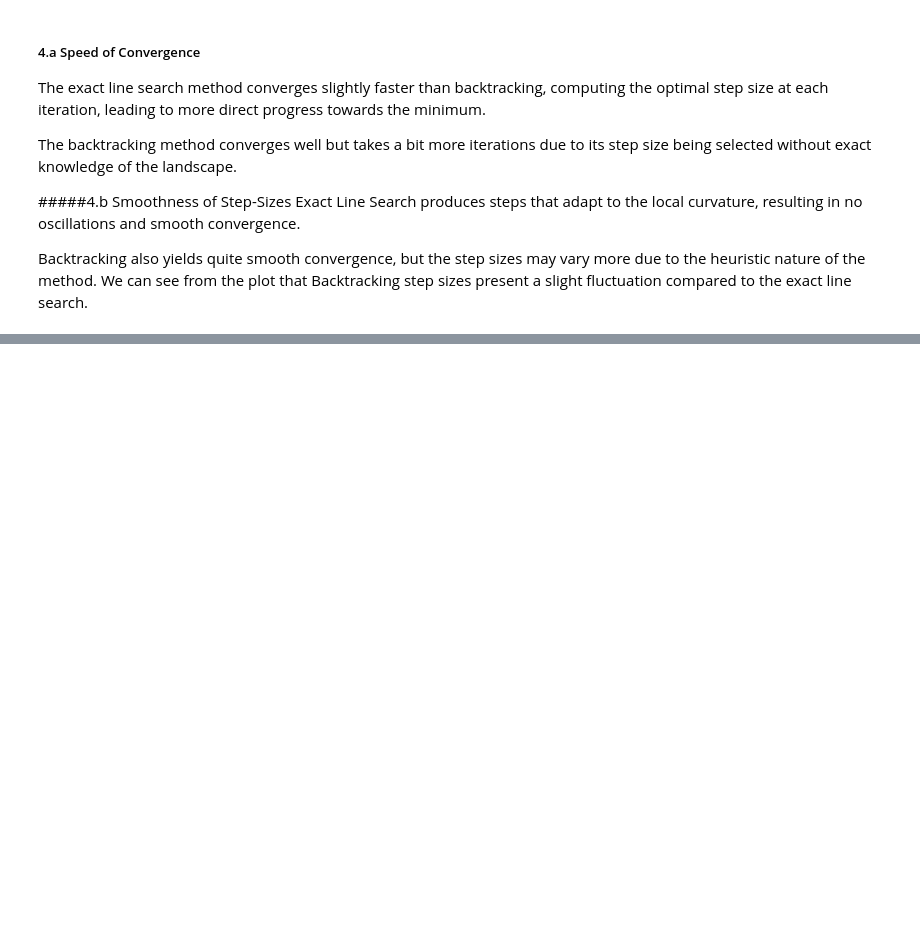
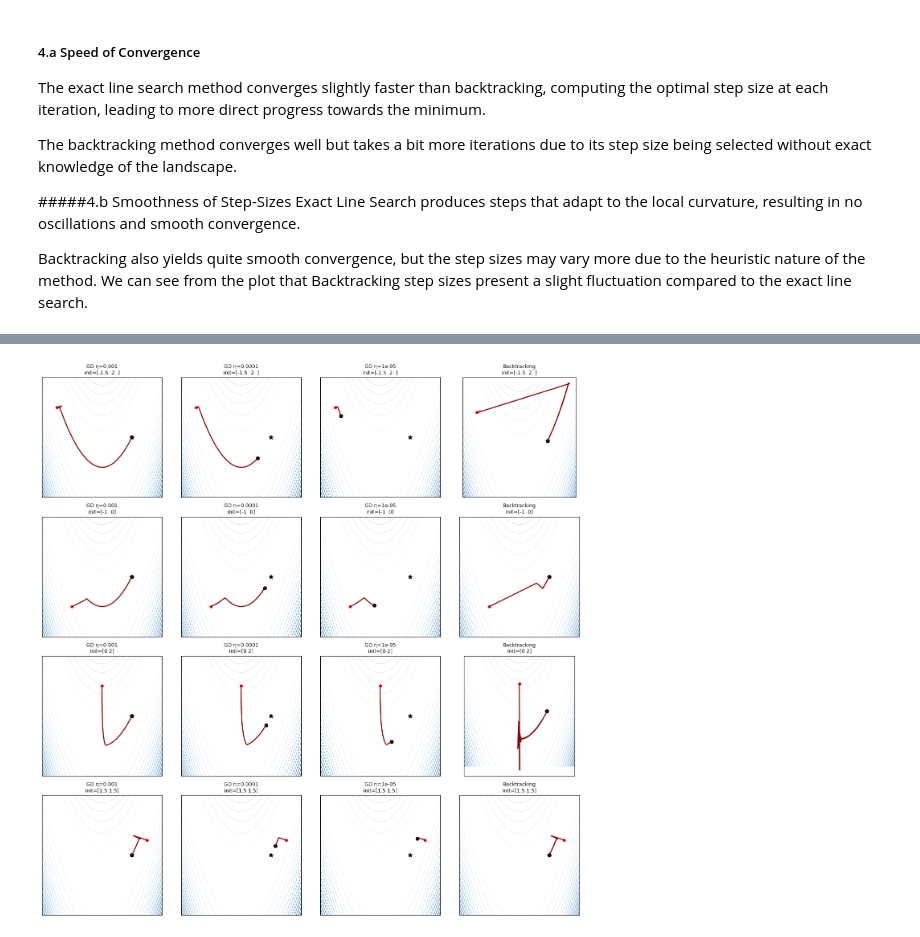
Before and after one commit to annalisapol/smm-course, a Jupyter notebook: homeworks/hw1.ipynb, the cells around one changed output, grey strips where cells are left out. Drawn from its saved outputs; the diff is of its cells as text; code cells hidden in the pictures; blank space fills up the shorter version.

```diff
--- a/homeworks/hw1.ipynb
+++ b/homeworks/hw1.ipynb
@@ -465,0 +555,74 @@ Backtracking also yields quite smooth convergence, but the step sizes may vary m
+# %%
+def rosenbrock_levelsets(xlim=(-2, 2), ylim=(-1, 3), ngrid=400, ncontours=40, title=None):
+    xs = np.linspace(xlim[0], xlim[1], ngrid)
+    ys = np.linspace(ylim[0], ylim[1], ngrid)
+
+    X, Y = np.meshgrid(xs, ys)
+
+    Z = (1 - X)**2 + 100 * (Y - X**2)**2
+
+    cs = plt.contour(X, Y, Z, levels=ncontours,  cmap='jet')
+    plt.clabel(cs, inline=True, fontsize=8)
+    plt.axhline(0, lw=0.5, color="k")
+    plt.axvline(0, lw=0.5, color="k")
+    plt.gca().set_aspect("equal", "box")
+
+    if title:
+        plt.title(title)
+
+    plt.xlabel(r"$\theta_1$")
+    plt.ylabel(r"$\theta_2$")
+    plt.grid(alpha=0.2)
+
+thetas_0 = [np.array([-1.5, 2]), np.array([-1, 0]), np.array([0, 2]), np.array([1.5, 1.5])]
+
+etas = [1e-3, 1e-4, 1e-5]
+
+fig, axes = plt.subplots(4, 4, figsize=(14, 14))
+axes = axes.reshape(4,4)
+
+for row, theta0 in enumerate(thetas_0):
+
+    gd_paths = {}
+    for eta in etas:
+        theta_gd, path_gd = GD(rosenbrock, grad_rosenbrock,
+                               theta0, eta=eta, maxit=20000)
+        gd_paths[eta] = path_gd
+
+    theta_bt, path_bt, it_bt = GD_backtracking(
+        rosenbrock, grad_rosenbrock, theta0,
+        maxit=50000, tolL=1e-6, toltheta=1e-10
+    )
+
+    method_list = [
+        (f"GD η={etas[0]}", gd_paths[etas[0]]),
+        (f"GD η={etas[1]}", gd_paths[etas[1]]),
+        (f"GD η={etas[2]}", gd_paths[etas[2]]),
+        ("Backtracking", path_bt)
+    ]
+
+    for col, (title, traj) in enumerate(method_list):
+
+        ax = axes[row, col]
+
+        xs = np.linspace(-2, 2, 250)
+        ys = np.linspace(-1, 3, 250)
+        X, Y = np.meshgrid(xs, ys)
+        Z = (1 - X)**2 + 100*(Y - X**2)**2
+        ax.contour(X, Y, Z, levels=20, cmap="Blues", linewidths=0.6, alpha=0.99)
+
+        ax.plot(traj[:,0], traj[:,1], "-", linewidth=1.8, color="darkred")
+        ax.scatter(traj[0,0], traj[0,1], s=20, color="red")
+        ax.scatter(traj[-1,0], traj[-1,1], s=35, color="black")
+        ax.scatter([1], [1], marker="*", color="black", s=60)
+
+        ax.set_title(f"{title}\ninit={theta0}", fontsize=9)
+        ax.set_aspect("equal")
+        ax.grid(alpha=0.15)
+        ax.set_xticks([])
+        ax.set_yticks([])
+
+plt.tight_layout()
+plt.show()
+# %% [output]
+[figure, added]
```
Also changed, not shown: parts of 3 cells of this notebook, 1 other file.
